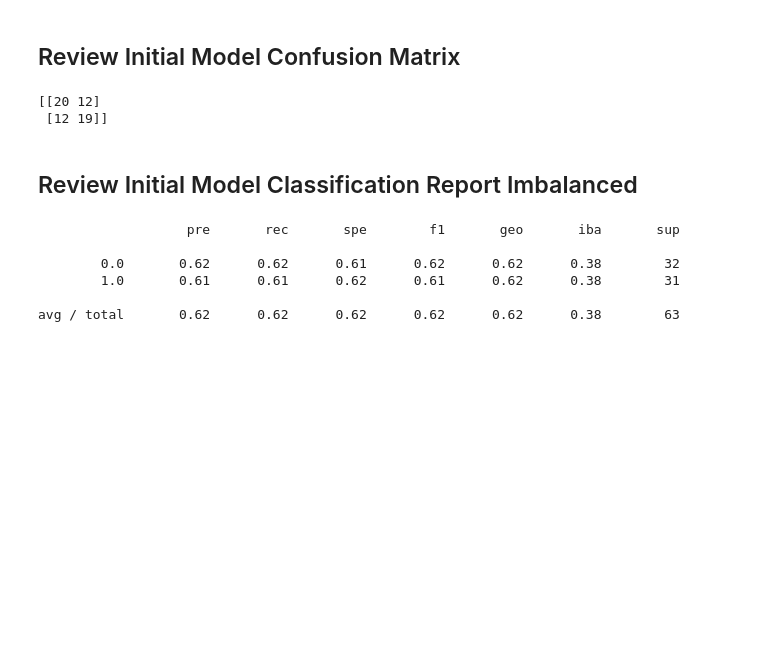
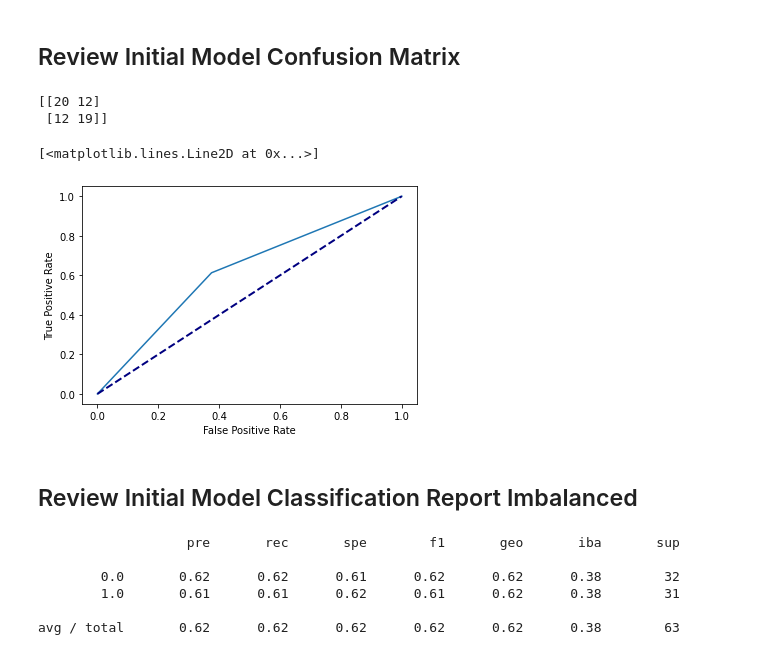
Before and after one commit to Analitico-771/machine_learning_index_prediction, a Jupyter notebook: sp500_random_forrest.ipynb, the cells around one changed output. Saved outputs shown, nothing was run; the diff lists cells and outputs as text; code cells hidden in the pictures; blank space fills up the shorter version.

```diff
--- a/sp500_random_forrest.ipynb
+++ b/sp500_random_forrest.ipynb
@@ -125,6 +128,19 @@ print(confusion_matrix(y_test, y_pred))
 # %% [output]
 [[20 12]
  [12 19]]
+# %%
+# compute ROC curve
+fpr, tpr, thresh = roc_curve(y_test, y_pred)
+
+# plot ROC results
+import matplotlib.pyplot as plt
+plt.plot(fpr, tpr)
+plt.xlabel("False Positive Rate")
+plt.ylabel("True Positive Rate")
+plt.plot([0, 1], [0, 1], color="navy", lw=2, linestyle="--")
+# %% [output]
+[<matplotlib.lines.Line2D at 0x...>]
+[figure, added]
 # %% [markdown]
 ## Review Initial Model Classification Report Imbalanced
 # %%
```
Also changed, not shown: parts of 1 cell of this notebook, 4 other files.
